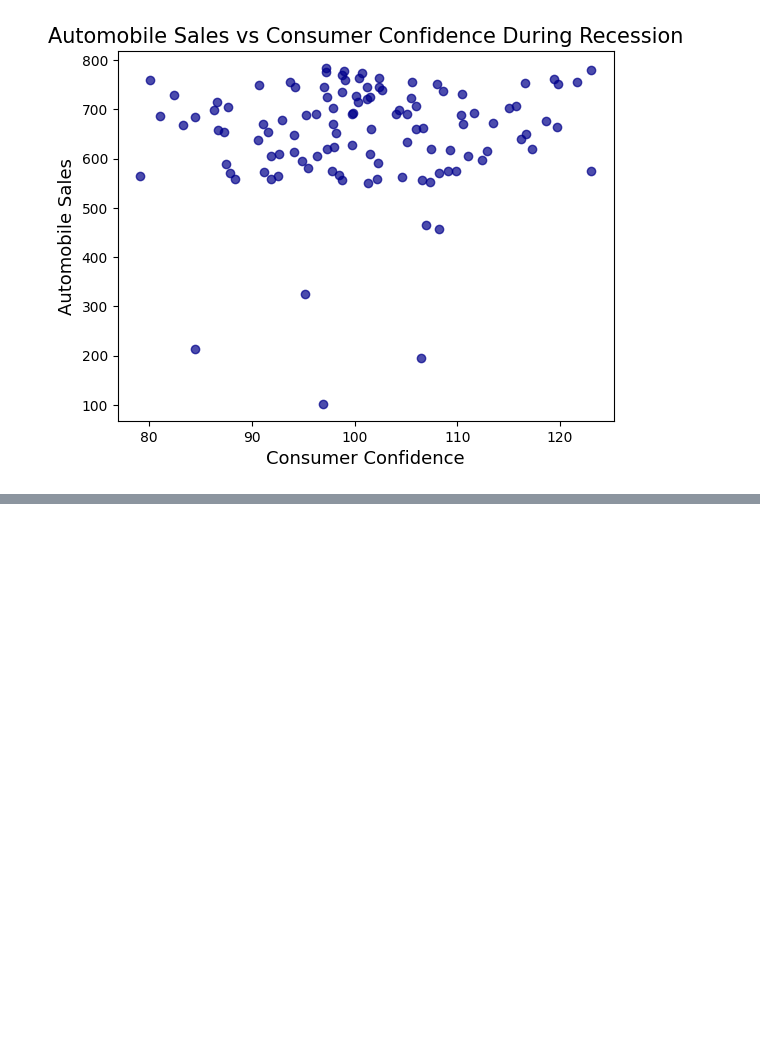
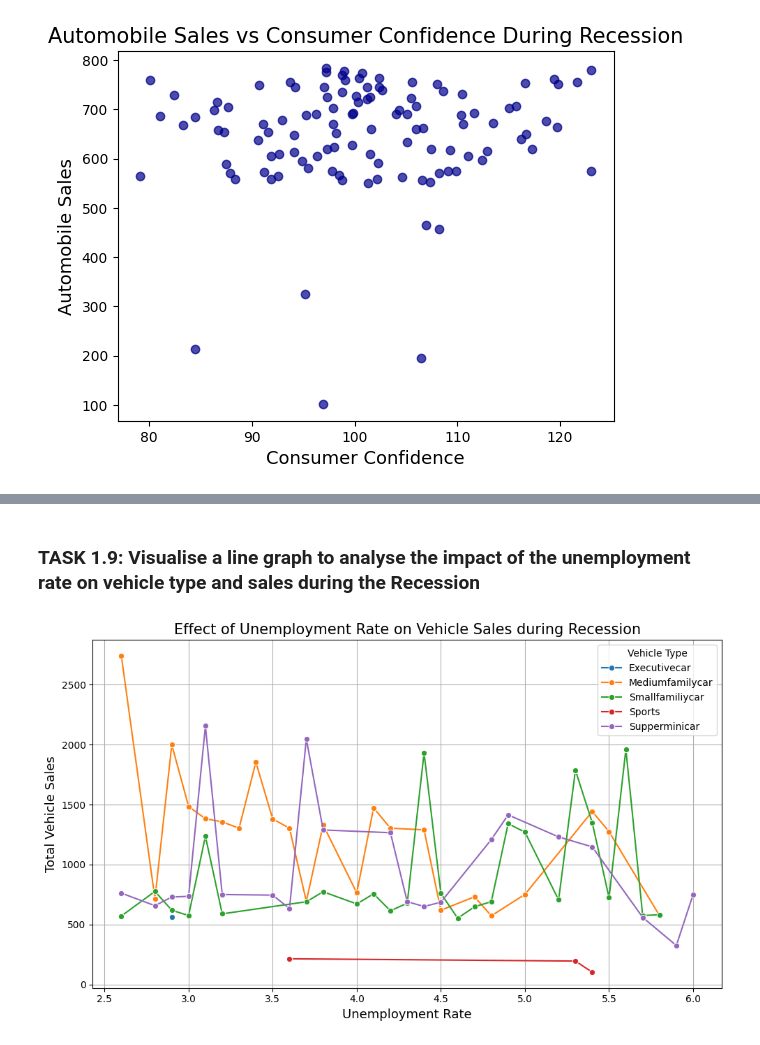
Before and after one commit to mertgenc0/IBM-AutmobileSales-Visualisation, a Jupyter notebook: IBMFinalAsigment1.ipynb, the cells around one changed output, grey strips where cells are left out. Saved outputs shown, nothing was run; the diff lists cells and outputs as text; code cells hidden in the pictures; blank space fills up the shorter version.

```diff
--- a/IBMFinalAsigment1.ipynb
+++ b/IBMFinalAsigment1.ipynb
@@ -168,0 +223,21 @@ plt.show()
+# %% [markdown]
+### TASK 1.9: Visualise a line graph to analyse the impact of the unemployment rate on vehicle type and sales during the Recession
+# %%
+rec_data = df[df['Recession'] == 1]
+
+grouped_data = rec_data.groupby(['Vehicle_Type', 'unemployment_rate'])['Automobile_Sales'].sum().reset_index()
+
+plt.figure(figsize=(10, 6))
+sns.lineplot(data=grouped_data, x='unemployment_rate', y='Automobile_Sales', hue='Vehicle_Type', marker='o')
+
+
+plt.title('Effect of Unemployment Rate on Vehicle Sales during Recession', fontsize=15)
+plt.xlabel('Unemployment Rate', fontsize=13)
+plt.ylabel('Total Vehicle Sales', fontsize=13)
+
+plt.legend(title='Vehicle Type')
+plt.grid()
+plt.tight_layout()
+plt.show()
+# %% [output]
+[figure, added]
```
Also changed, not shown: parts of 5 cells of this notebook.
